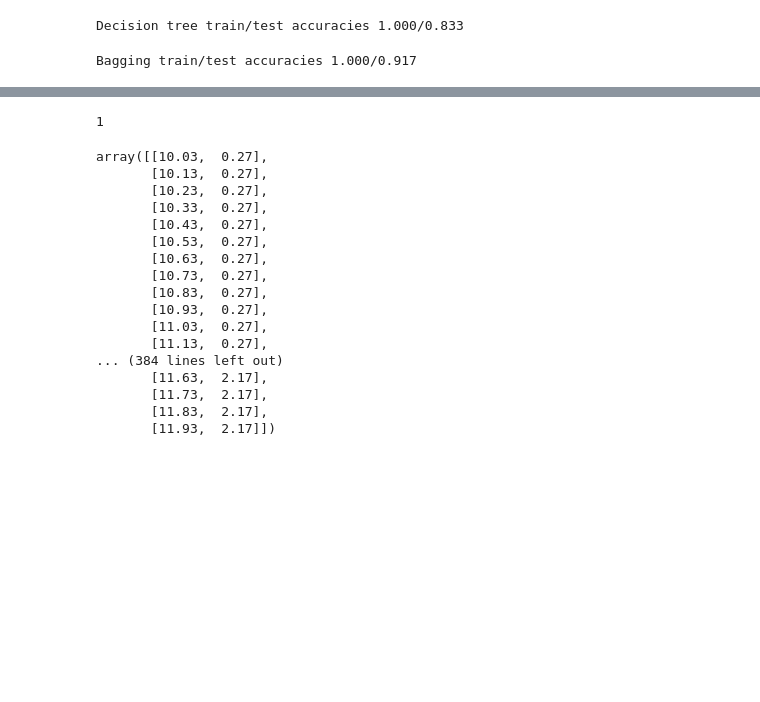
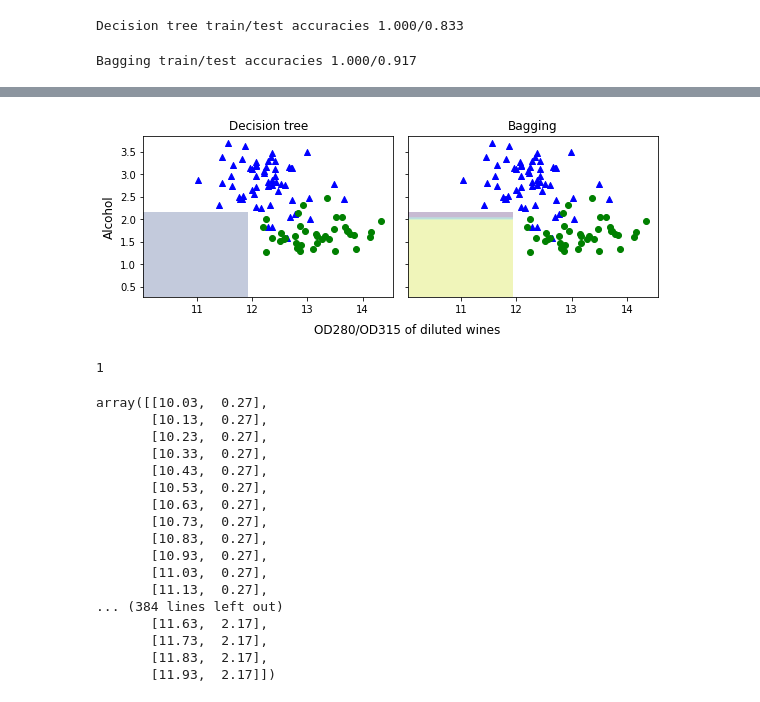
Before and after one commit to mahmadza/gradatim_ferociter, a Jupyter notebook: SebastianRaschkaBook/BaggingClassifier.ipynb, the cells around one changed output, grey strips where cells are left out. Drawn from its saved outputs; the diff is of its cells as text; code cells hidden in the pictures; blank space fills up the shorter version.

```diff
--- a/SebastianRaschkaBook/BaggingClassifier.ipynb
+++ b/SebastianRaschkaBook/BaggingClassifier.ipynb
@@ -131,7 +131,7 @@ for idx, clf,tt in zip([0,1],
                       X_train[y_train == 1, 1],
                       c='green',marker='o')
     axarr[idx].set_title(tt)
-axarr[0].set_ylabel('Alcohol','fontsize'=12)
+axarr[0].set_ylabel('Alcohol',fontsize=12)
 plt.tight_layout()
 plt.text(0,-0.2,
         s='OD280/OD315 of diluted wines',
@@ -145,3 +144,4 @@ SyntaxError: keyword can't be an expression (<ipython-input-52-bf254a530be4>, li
+[figure, added]
 # %%
 idx
 # %% [output]
```
Also changed, not shown: parts of 1 cell of this notebook.
